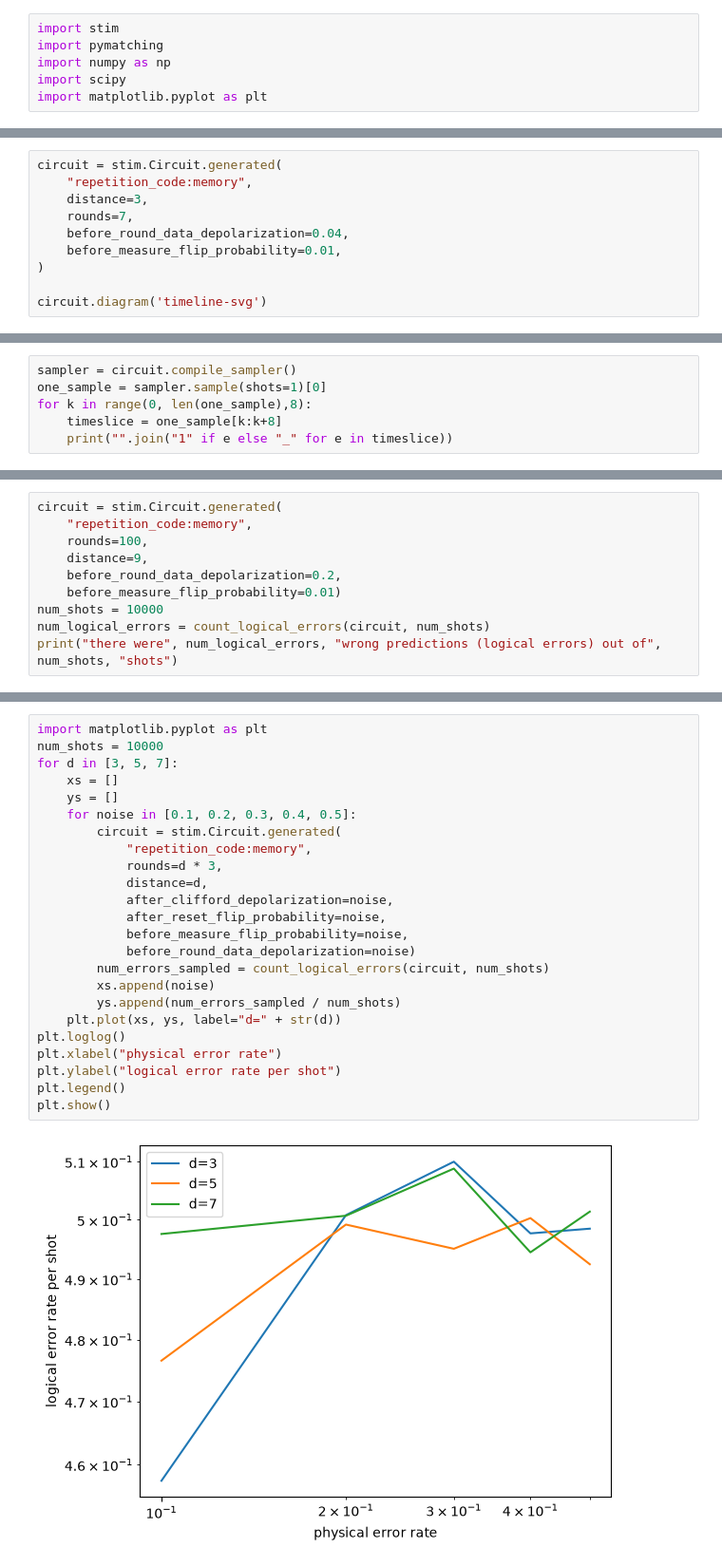
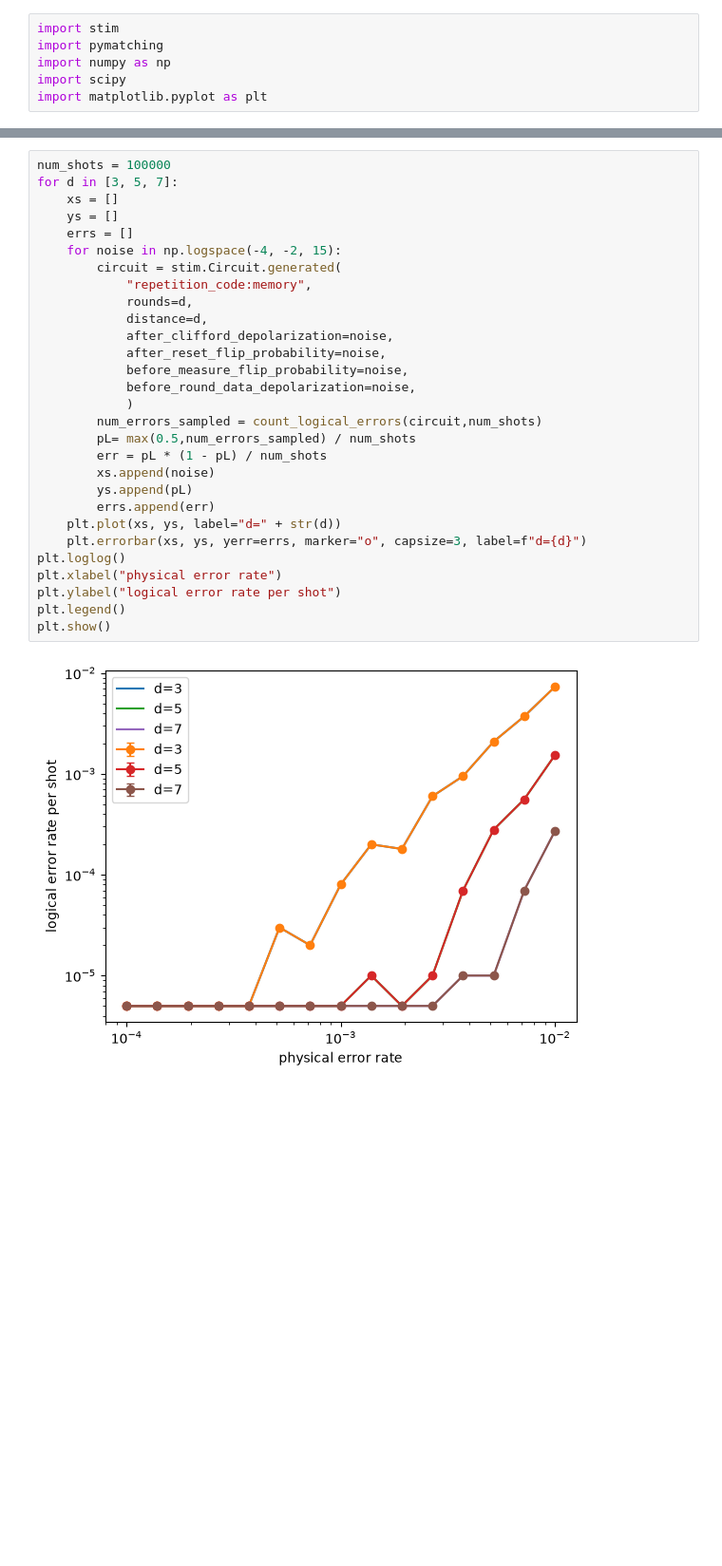
Before and after one commit to AmraouiY/noise-aware-surface-code-decoding, a Jupyter notebook: notebooks/02_surface_code_baseline.ipynb, the cells around one changed output, grey strips where cells are left out. Shown at 95% size. Drawn from its saved outputs; the diff is of its cells as text; blank space fills up the shorter version.

Commit message:
Worked on surface code error correction simulation with stim and pymatching, initial results and figures

```diff
--- a/notebooks/02_surface_code_baseline.ipynb
+++ b/notebooks/02_surface_code_baseline.ipynb
@@ -47,10 +6,0 @@ print(counter/10000)
-# %%
-circuit = stim.Circuit.generated(
-    "repetition_code:memory",
-    distance=3,
-    rounds=7,
-    before_round_data_depolarization=0.04,
-    before_measure_flip_probability=0.01,
-)
-
-circuit.diagram('timeline-svg')
@@ -75,6 +6,0 @@ circuit.diagram('timeline-svg')
-# %%
-sampler = circuit.compile_sampler()
-one_sample = sampler.sample(shots=1)[0]
-for k in range(0, len(one_sample),8):
-    timeslice = one_sample[k:k+8]
-    print("".join("1" if e else "_" for e in timeslice))
@@ -166,10 +27,0 @@ plt.show()
-# %%
-circuit = stim.Circuit.generated(
-    "repetition_code:memory",
-    rounds=100,
-    distance=9,
-    before_round_data_depolarization=0.2,
-    before_measure_flip_probability=0.01)
-num_shots = 10000
-num_logical_errors = count_logical_errors(circuit, num_shots)
-print("there were", num_logical_errors, "wrong predictions (logical errors) out of", num_shots, "shots")
@@ -178,27 +28,32 @@ there were 3840 wrong predictions (logical errors) out of 10000 shots
 # %%
-import matplotlib.pyplot as plt
-num_shots = 10000
+num_shots = 100000
 for d in [3, 5, 7]:
     xs = []
     ys = []
-    for noise in [0.1, 0.2, 0.3, 0.4, 0.5]:
+    errs = []
+    for noise in np.logspace(-4, -2, 15):
         circuit = stim.Circuit.generated(
             "repetition_code:memory",
-            rounds=d * 3,
+            rounds=d,
             distance=d,
             after_clifford_depolarization=noise,
             after_reset_flip_probability=noise,
             before_measure_flip_probability=noise,
-            before_round_data_depolarization=noise)
-        num_errors_sampled = count_logical_errors(circuit, num_shots)
+            before_round_data_depolarization=noise,
+            )
+        num_errors_sampled = count_logical_errors(circuit,num_shots)
+        pL= max(0.5,num_errors_sampled) / num_shots
+        err = pL * (1 - pL) / num_shots
         xs.append(noise)
-        ys.append(num_errors_sampled / num_shots)
+        ys.append(pL)
+        errs.append(err)
     plt.plot(xs, ys, label="d=" + str(d))
+    plt.errorbar(xs, ys, yerr=errs, marker="o", capsize=3, label=f"d={d}")
 plt.loglog()
 plt.xlabel("physical error rate")
 plt.ylabel("logical error rate per shot")
 plt.legend()
 plt.show()
 # %% [output]
-[figure, old version]
+[figure, new version]
 # %%
```
Also changed, not shown: parts of 10 cells of this notebook, 3 other files.
